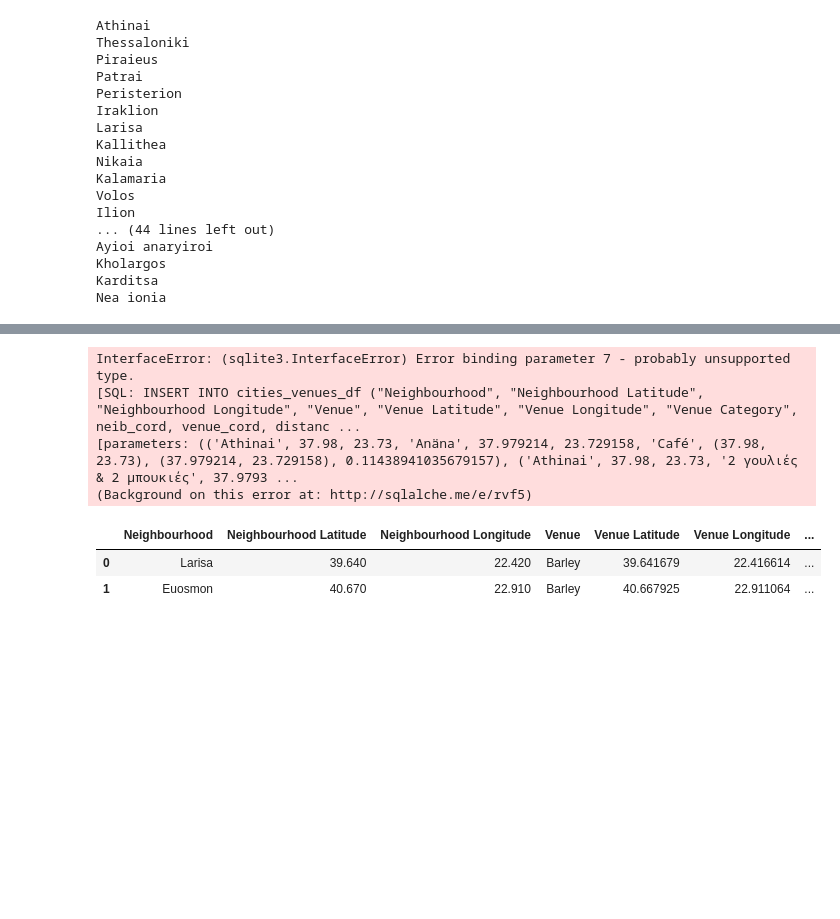
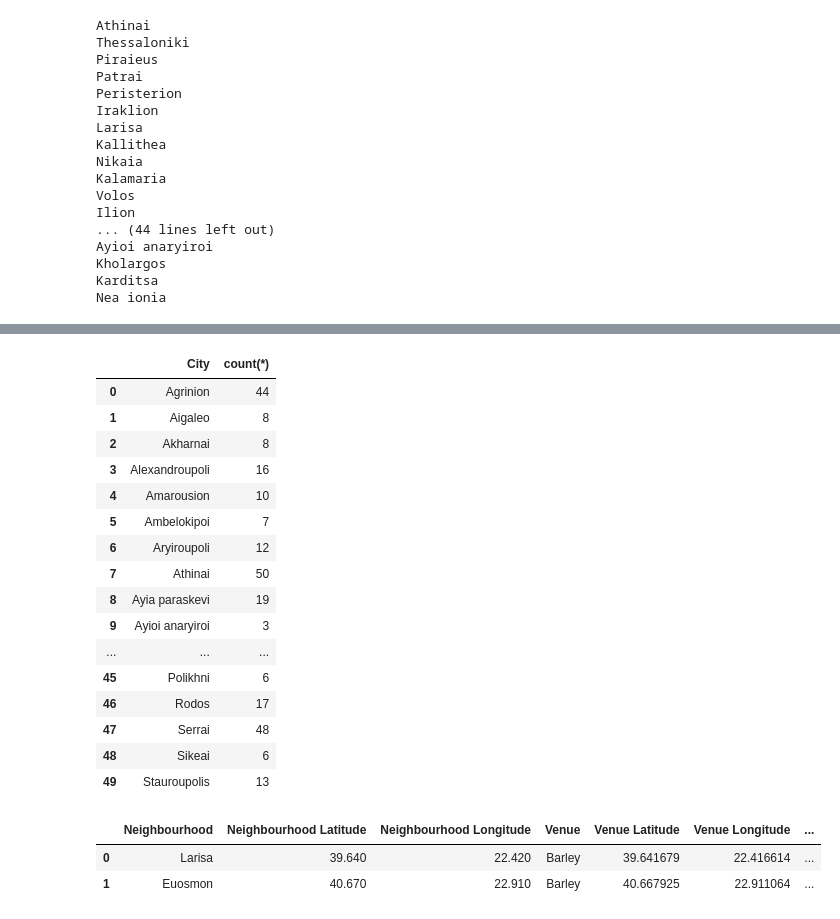
Before and after one commit to ikapetanakis/Coursera_Capstone, a Jupyter notebook: Applied Data Science Capstone Project Notebook.ipynb, the cells around one changed output, grey strips where cells are left out. Drawn from its saved outputs; the diff is of its cells as text; code cells hidden in the pictures; blank space fills up the shorter version.

```diff
--- a/Applied Data Science Capstone Project Notebook.ipynb
+++ b/Applied Data Science Capstone Project Notebook.ipynb
@@ -174,13 +214,26 @@ cities_venues_df.head()
 # %%
 #cities_venues_df[cities_venues_df.Venue=='16 Bar']
 
-bb=pysqldf("select  count(*), venue,'Venue Latitude' from cities_venues_df t1 group by venue,'Venue Latitude' having count(*)>1;")
+bb=pysqldf("select  city ,count(*) from cities_venues_df t1 group by city;")
 bb.head(50)
 # %% [output]
-InterfaceError: (sqlite3.InterfaceError) Error binding parameter 7 - probably unsupported type.
-[SQL: INSERT INTO cities_venues_df ("Neighbourhood", "Neighbourhood Latitude", "Neighbourhood Longitude", "Venue", "Venue Latitude", "Venue Longitude", "Venue Category", neib_cord, venue_cord, distanc ...
-[parameters: (('Athinai', 37.98, 23.73, 'Anäna', 37.979214, 23.729158, 'Café', (37.98, 23.73), (37.979214, 23.729158), 0.11438941035679157), ('Athinai', 37.98, 23.73, '2 γουλιές & 2 μπουκιές', 37.9793 ...
-(Background on this error at: http://sqlalche.me/e/rvf5)
+|  | City | count(*) |
+| 0 | Agrinion | 44 |
+| 1 | Aigaleo | 8 |
+| 2 | Akharnai | 8 |
+| 3 | Alexandroupoli | 16 |
+| 4 | Amarousion | 10 |
+| 5 | Ambelokipoi | 7 |
+| 6 | Aryiroupoli | 12 |
+| 7 | Athinai | 50 |
+| 8 | Ayia paraskevi | 19 |
+| 9 | Ayioi anaryiroi | 3 |
+| ... | ... | ... |
+| 45 | Polikhni | 6 |
+| 46 | Rodos | 17 |
+| 47 | Serrai | 48 |
+| 48 | Sikeai | 6 |
+| 49 | Stauroupolis | 13 |
 # %%
 bb=pysqldf("select * from cities_venues_df t1 where venue in ('Barley');")
 bb.head(50)
```
Also changed, not shown: parts of 8 cells of this notebook.
